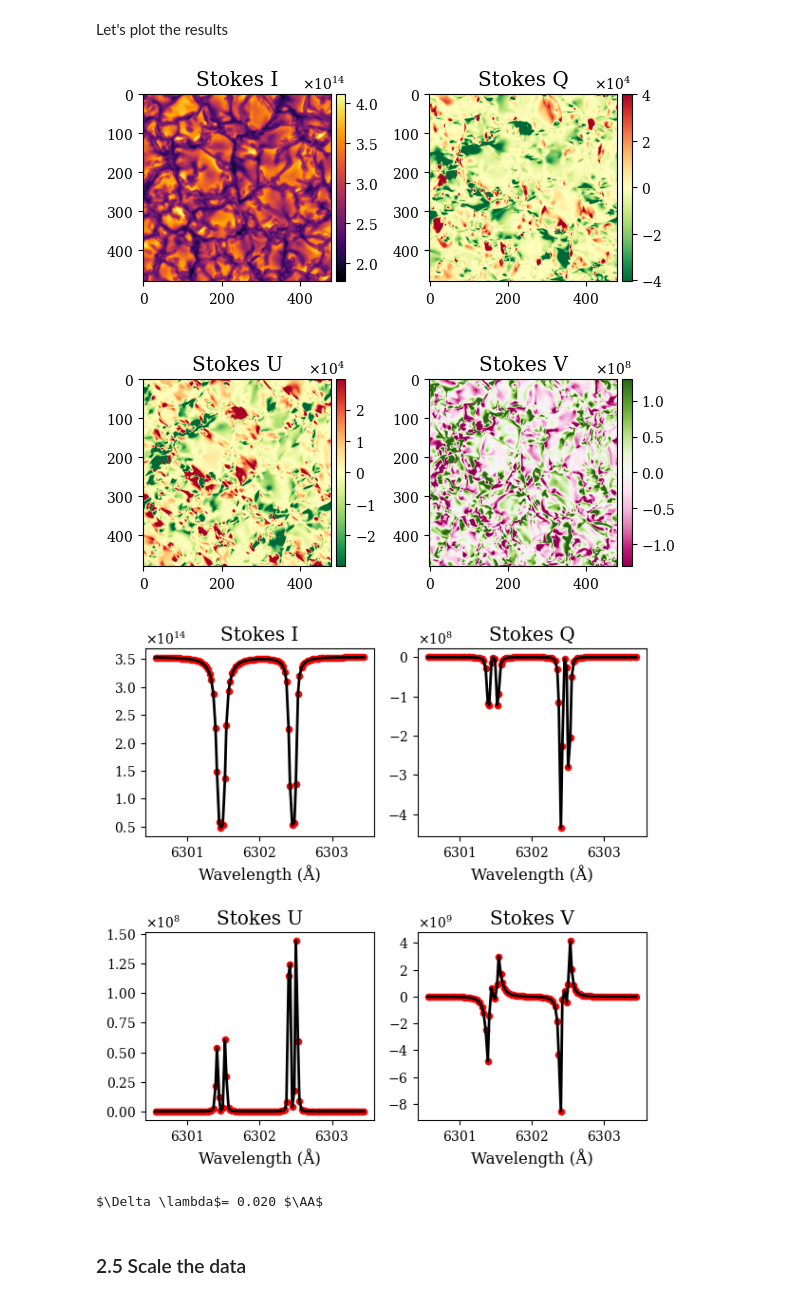
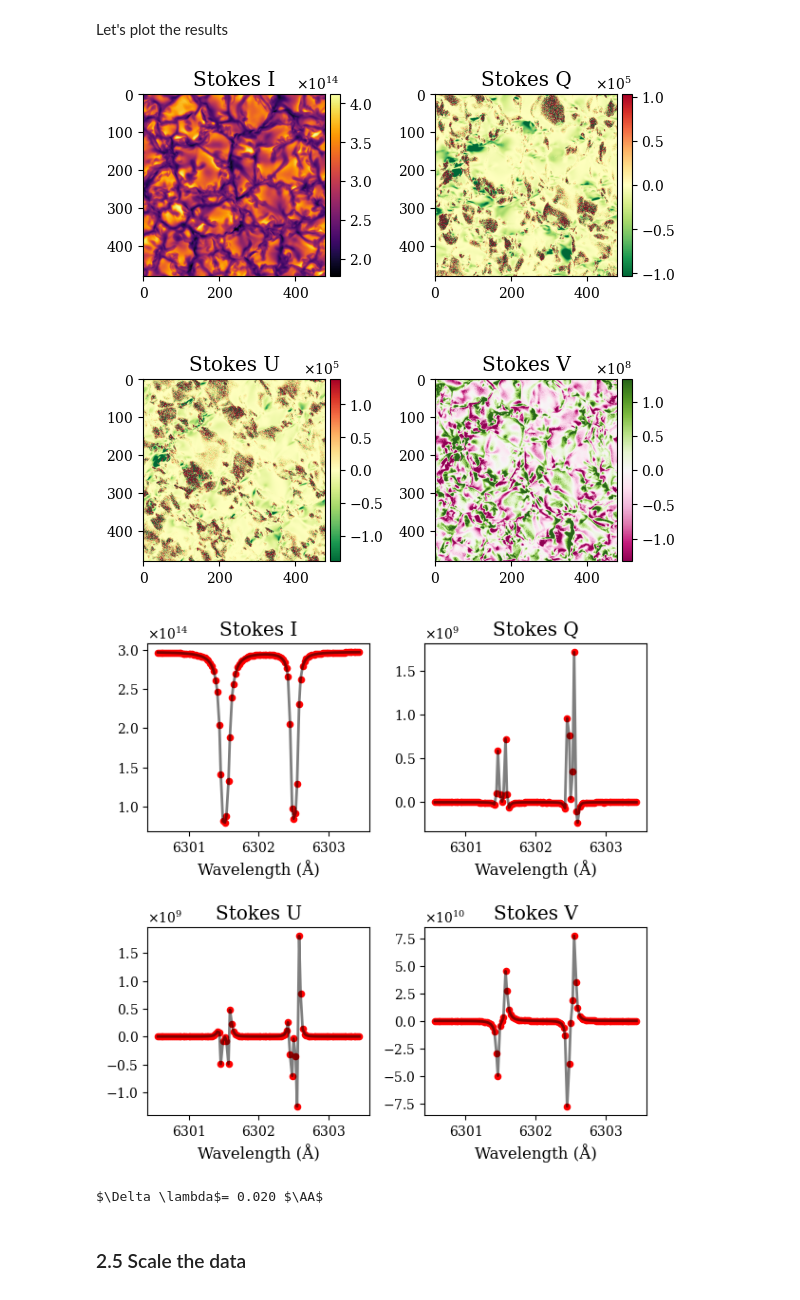
Before and after one commit to juagudeloo/Tesis_maestria_OAN, a Jupyter notebook: notebooks/Charging_the_data.ipynb, the cells around one changed output. Cells and saved outputs as stored; diff of their text form; code cells hidden in the pictures.

```diff
--- a/notebooks/Charging_the_data.ipynb
+++ b/notebooks/Charging_the_data.ipynb
@@ -42,9 +45,10 @@ plt.rcParams.update({
   'lines.markersize': 8,         # Marker size for plots,
   'axes.formatter.useoffset': False,  # Disable offset
   'axes.formatter.use_mathtext': True,  # Use scientific notation
-  'axes.formatter.limits': (-4, 4),  # Use scientific notation for values over 10^2
+  'axes.formatter.limits': (-3, 4),  # Use scientific notation for values over 10^2
   'axes.labelsize': 'large',     # Font size for axes labels
-  'figure.titlesize': 'xx-large' # Font size for suptitles (heading 1)
+  'figure.titlesize': 'xx-large', # Font size for suptitles (heading 1)
+  'axes.formatter.use_locale': False  # Do not use locale settings
 })
 # %% [markdown]
 ## 2. Charge the data
@@ -57,7 +61,7 @@ images_output = Path("../thesis_images")
 if not os.path.exists(images_output):
     os.makedirs(images_output)
 # %%
-ptm = Path("/media/juanessao2000/hdd/PRINCIPAL-2023-2/PROYECTOS/PROYECTO_DL/data")
+ptm = Path("../data")
 filename = "080000"
 
 nlam = 300 #this parameter is useful when managing the Stokes parameters #wavelenght interval - its from 6300 amstroengs in steps of 10 amstroengs
@@ -678,7 +676,8 @@ new_points = 112
 new_resol = np.linspace(0,288,new_points, dtype=np.int64)
 new_resol = np.add(new_resol, 6)
 #File to save the degraded stokes
-new_stokes_out = ptm / "resampled_stokes" / f"resampled_stokes_f{filename}_sr{new_points}_wl_points.npy"
+resampled_dir = ptm / "resampled_stokes"
+new_stokes_out = resampled_dir / f"resampled_stokes_f{filename}_sr{new_points}_wl_points.npy"
 
 #Degradation process
 if not os.path.exists(new_stokes_out):
@@ -714,9 +713,11 @@ if not os.path.exists(new_stokes_out):
                     resampled_spectrum[i] = np.sum(np.multiply(shorten_spect,g))
                     i += 1
                 new_stokes[jx, jy,:,s] = resampled_spectrum
+                new_stokes[jx,jy,:, s] += 1e-4 * np.random.randn(new_points) * np.max(new_stokes[jx,jy,:, 0], axis=0)
     np.save(new_stokes_out, new_stokes)
 else:
     new_stokes = np.load(new_stokes_out)
     print("stokes degraded!")
 stokes = new_stokes
+del new_stokes
 # %% [output]
@@ -742,36 +739,36 @@ stokes_titles = ["Stokes I", "Stokes Q", "Stokes U", "Stokes V"]
 colormaps = ["inferno", "RdYlGn_r", "RdYlGn_r", "PiYG"]
 
 for i in range(len(stokes_titles)):
     data = stokes[:, :, wl_pix, i]
     if i > 0:  # Apply restriction for Q, U, V
         q5, q95 = np.percentile(data, [5, 95])
         vmin = -max(abs(q5), abs(q95))
         vmax = max(abs(q5), abs(q95))
     else:
         vmin, vmax = None, None
     im = ax[i // 2, i % 2].imshow(data, cmap=colormaps[i], vmin=vmin, vmax=vmax)
     divider = make_axes_locatable(ax[i // 2, i % 2])
     cax = divider.append_axes("right", size="5%", pad=0.05)
     fig.colorbar(im, cax=cax)
     ax[i // 2, i % 2].set_title(stokes_titles[i])
 fig.tight_layout(w_pad=1.0, h_pad=0.001)
 fig.savefig(images_output / "stokes_surface_plot_resampled.png", dpi=300)
 plt.show()
 
 # Spectral plot
 fig, ax = plt.subplots(2, 2, figsize=(2*3, 2*3))
 for i in range(len(stokes_titles)):
-    ax[i // 2, i % 2].plot(new_wl, stokes[test_x, test_y, :, i], "k")
+    ax[i // 2, i % 2].plot(new_wl, stokes[test_x, test_y, :, i], "k", linewidth = 2, alpha = 0.5)
     ax[i // 2, i % 2].scatter(new_wl, stokes[test_x, test_y, :, i], s = 20, color = "red")
     ax[i // 2, i % 2].set_title(stokes_titles[i])
     ax[i // 2, i % 2].set_xlabel("Wavelength (Å)")
 fig.tight_layout(w_pad=1.0, h_pad=2)
 fig.savefig(images_output / "stokes_spectral_plot_resampled.png", dpi=300)
 plt.show()
 print(r"$\Delta \lambda$" + f"= {new_wl[1] - new_wl[0]:.3f} $\AA$")
 # %% [output]
-[figure, old version]
+[figure, new version]
-[figure, old version]
+[figure, new version]
 $\Delta \lambda$= 0.020 $\AA$
 # %% [markdown]
 ### 2.5 Scale the data
```
Also changed, not shown: parts of 21 cells of this notebook, 1 other file.
